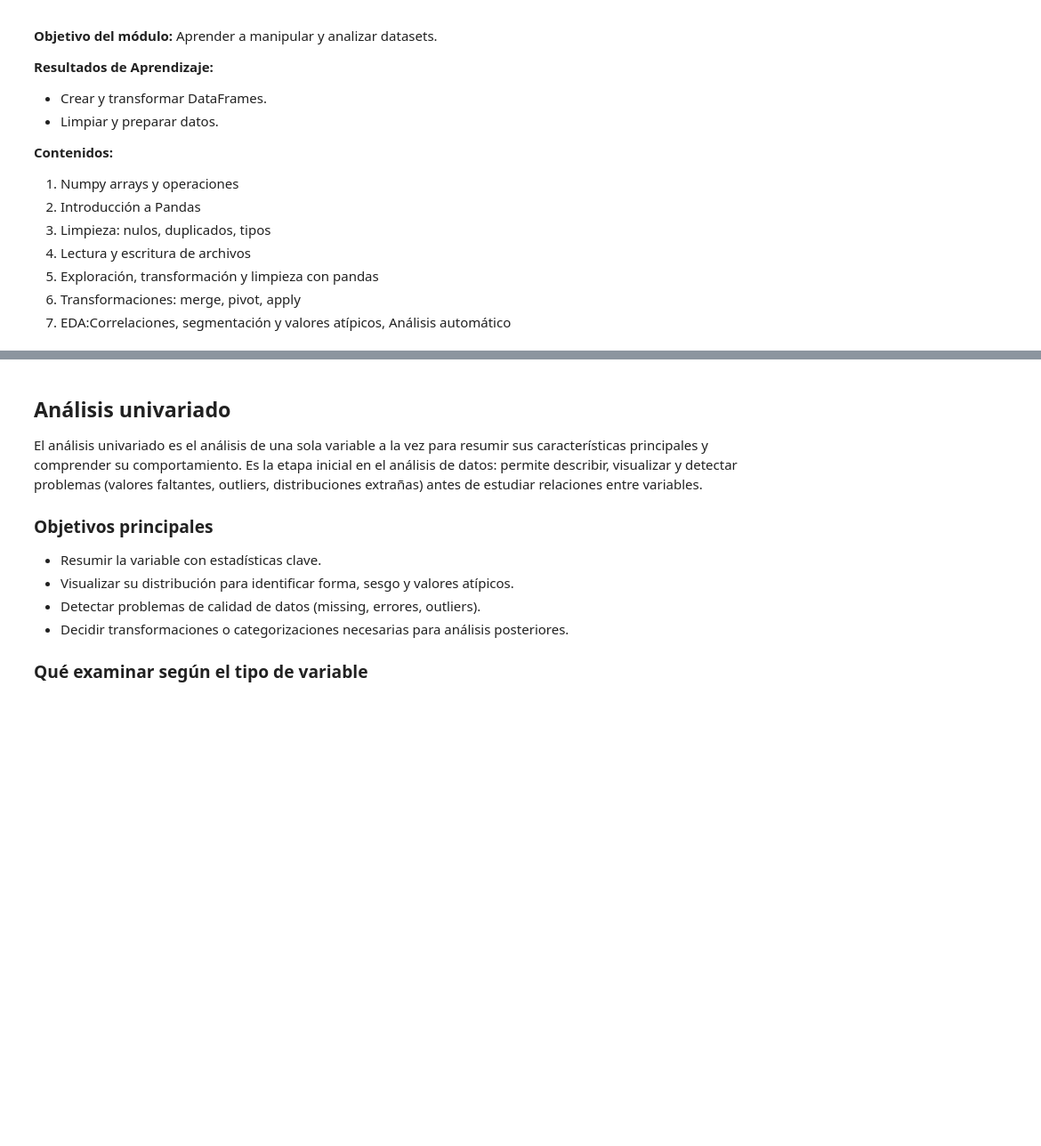
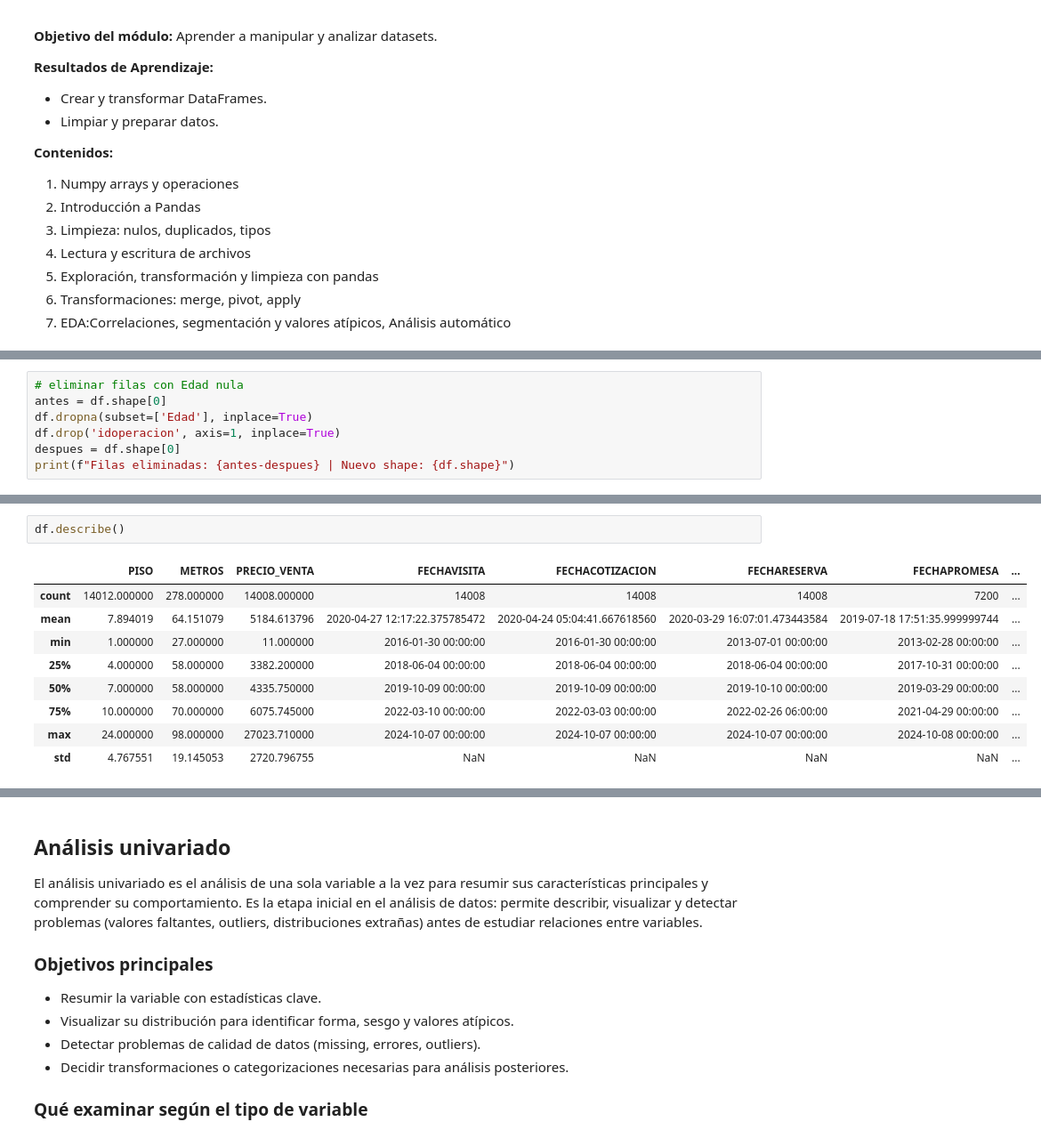
Before and after one commit to paranedagarcia/Cienciadedatos, a Jupyter notebook: 4.Analisis de datos/analisis_de_datos.ipynb, the cells around one changed output, grey strips where cells are left out. Shown at 89% size. Drawn from its saved outputs; the diff is of its cells as text; blank space fills up the shorter version.

```diff
--- a/4.Analisis de datos/analisis_de_datos.ipynb
+++ b/4.Analisis de datos/analisis_de_datos.ipynb
@@ -84,0 +97,7 @@ df = pd.read_csv('../data/ventas.csv')
+# %%
+# eliminar filas con Edad nula
+antes = df.shape[0]
+df.dropna(subset=['Edad'], inplace=True)
+df.drop('idoperacion', axis=1, inplace=True)
+despues = df.shape[0]
+print(f"Filas eliminadas: {antes-despues} | Nuevo shape: {df.shape}")
@@ -84,0 +163,12 @@ df = pd.read_csv('../data/ventas.csv')
+# %%
+df.describe()
+# %% [output]
+|  | PISO | METROS | PRECIO_VENTA | FECHAVISITA | FECHACOTIZACION | FECHARESERVA | FECHAPROMESA | ... |
+| count | 14012.000000 | 278.000000 | 14008.000000 | 14008 | 14008 | 14008 | 7200 | ... |
+| mean | 7.894019 | 64.151079 | 5184.613796 | 2020-04-27 12:17:22.375785472 | 2020-04-24 05:04:41.667618560 | 2020-03-29 16:07:01.473443584 | 2019-07-18 17:51:35.999999744 | ... |
+| min | 1.000000 | 27.000000 | 11.000000 | 2016-01-30 00:00:00 | 2016-01-30 00:00:00 | 2013-07-01 00:00:00 | 2013-02-28 00:00:00 | ... |
+| 25% | 4.000000 | 58.000000 | 3382.200000 | 2018-06-04 00:00:00 | 2018-06-04 00:00:00 | 2018-06-04 00:00:00 | 2017-10-31 00:00:00 | ... |
+| 50% | 7.000000 | 58.000000 | 4335.750000 | 2019-10-09 00:00:00 | 2019-10-09 00:00:00 | 2019-10-10 00:00:00 | 2019-03-29 00:00:00 | ... |
+| 75% | 10.000000 | 70.000000 | 6075.745000 | 2022-03-10 00:00:00 | 2022-03-03 00:00:00 | 2022-02-26 06:00:00 | 2021-04-29 00:00:00 | ... |
+| max | 24.000000 | 98.000000 | 27023.710000 | 2024-10-07 00:00:00 | 2024-10-07 00:00:00 | 2024-10-07 00:00:00 | 2024-10-08 00:00:00 | ... |
+| std | 4.767551 | 19.145053 | 2720.796755 | NaN | NaN | NaN | NaN | ... |
```
Also changed, not shown: parts of 14 cells of this notebook.
